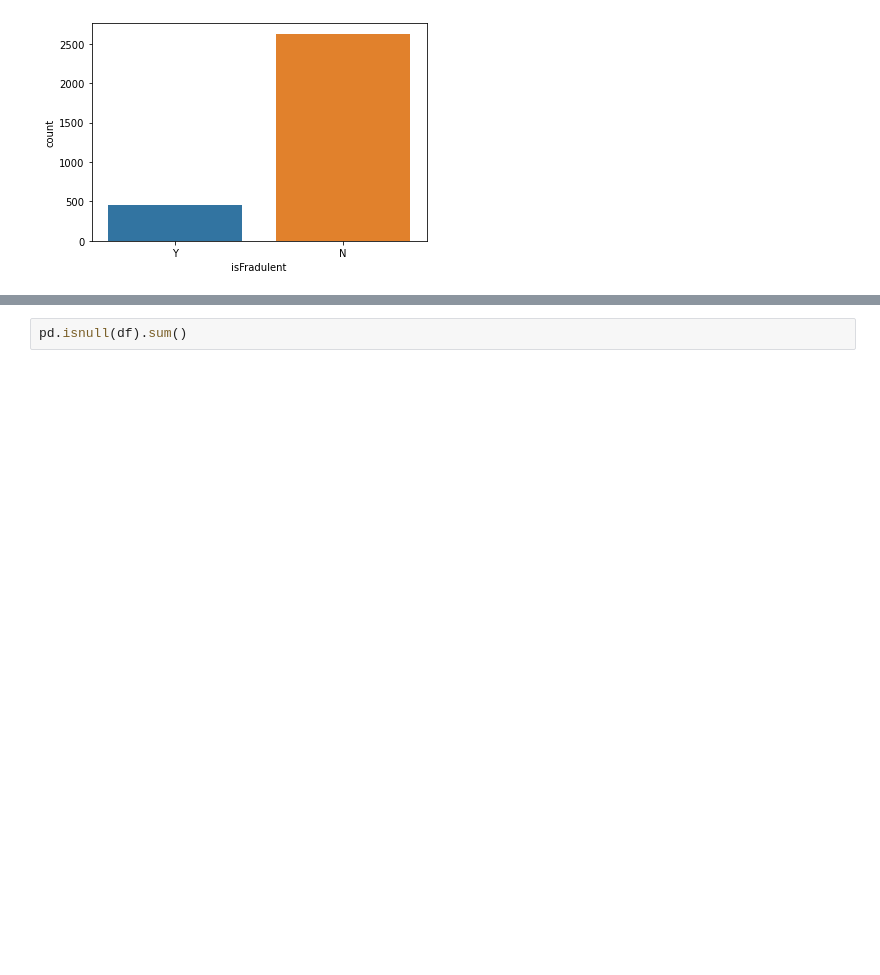
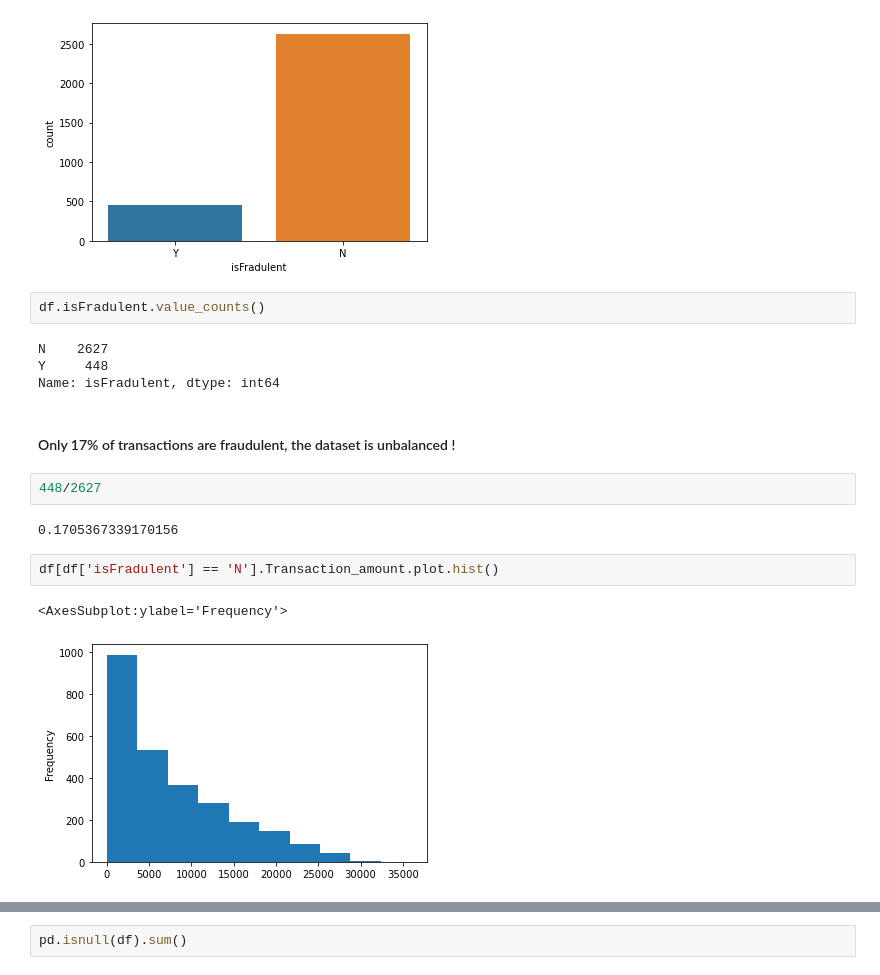
Before and after one commit to dahmd1/creditcardfrauddetection, a Jupyter notebook: Credit_card_fraud_detection_EDA.ipynb, the cells around one changed output, grey strips where cells are left out. Cells and saved outputs as stored; diff of their text form; blank space fills up the shorter version.

Commit message:
Fraud detection 2022 : I resumed the project starting with the EDA with new knowledge to treat fraud detection as an anomaly detection problem

```diff
--- a/Credit_card_fraud_detection_EDA.ipynb
+++ b/Credit_card_fraud_detection_EDA.ipynb
@@ -51,3 +85,20 @@ memory usage: 288.4+ KB
 sns.countplot(x='isFradulent', data=df);
 # %% [output]
 [figure]
+# %%
+df.isFradulent.value_counts()
+# %% [output]
+N    2627
+Y     448
+Name: isFradulent, dtype: int64
+# %% [markdown]
+#### Only 17% of transactions are fraudulent, the dataset is unbalanced !
+# %%
+448/2627
+# %% [output]
+0.1705367339170156
+# %%
+df[df['isFradulent'] == 'N'].Transaction_amount.plot.hist()
+# %% [output]
+<AxesSubplot:ylabel='Frequency'>
+[figure, added]
```
Also changed, not shown: parts of 18 cells of this notebook.
